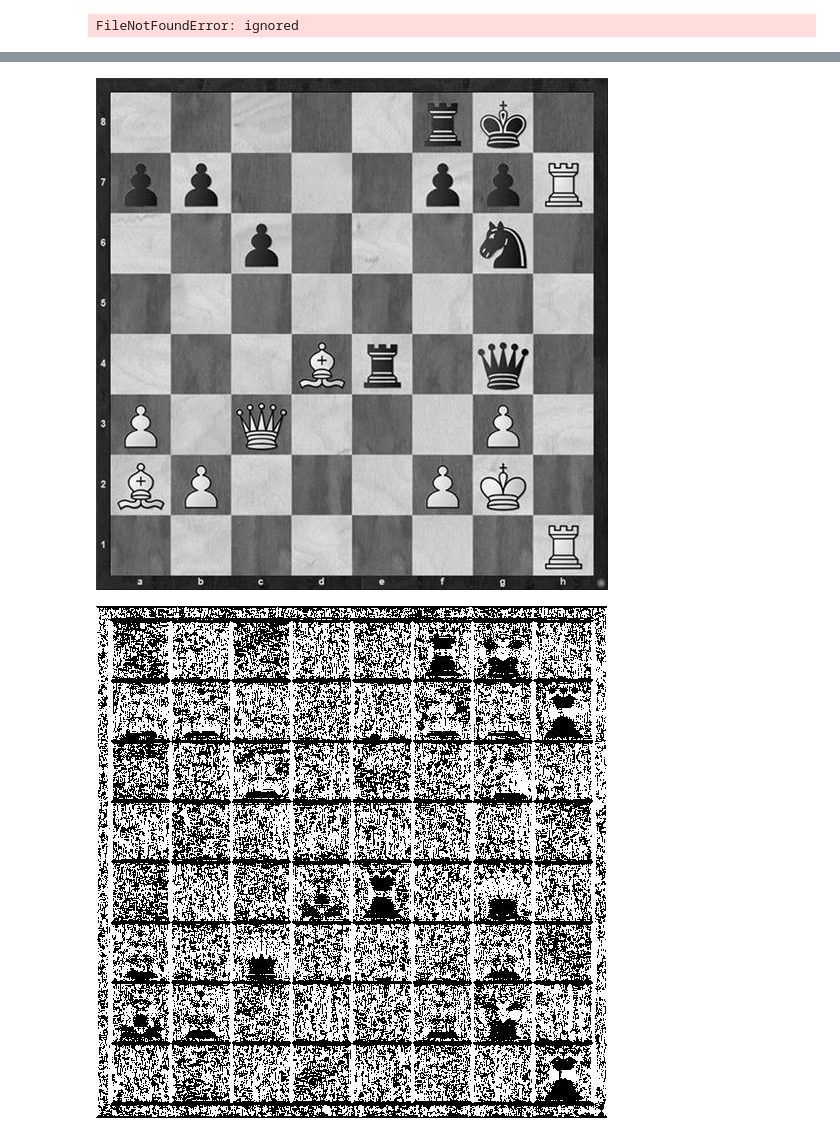
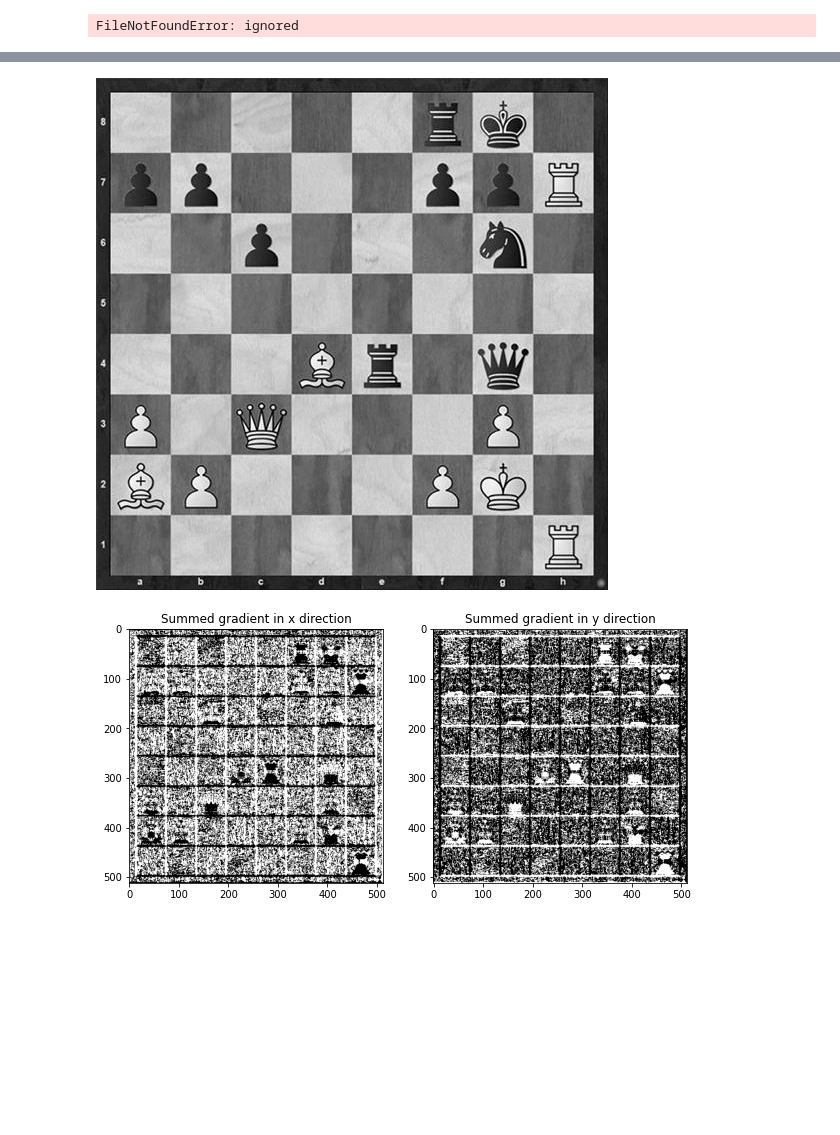
Before and after one commit to Berkay86/DeepPerson, a Jupyter notebook: CHESSGPT.ipynb, the cells around one changed output, grey strips where cells are left out. Cells and saved outputs as stored; diff of their text form; code cells hidden in the pictures; blank space fills up the shorter version.

```diff
--- a/CHESSGPT.ipynb
+++ b/CHESSGPT.ipynb
@@ -205,33 +205,39 @@ def skeleton(x, size=3):
 
 import tensorflow.compat.v1 as tf
 
 # Cast the input tensor to float32
 A = tf.cast(a, tf.float32)
 
 # Compute X & Y gradients and subtract opposite gradient
 Dx = tf.clip_by_value(tf.abs(gradientx(A)) - tf.abs(gradienty(A)), 0., 1.)
 Dy = tf.clip_by_value(tf.abs(gradienty(A)) - tf.abs(gradientx(A)), 0., 1.)
 
 # Compute the corner response
 Dxy = tf.abs(gradientx(A) * gradienty(A))
 Dc = tf.abs(corners(A))
 
 import numpy as np
 import tensorflow.compat.v1 as tf
 
 # ... Hough dönüşümü işlemleri ...
 
 sess = tf.compat.v1.InteractiveSession()
 tf.compat.v1.global_variables_initializer()
 dx = Dx.numpy()
 dy = Dy.numpy()
 dx_min = np.min(dx)
 dx_max = np.max(dx)
 dy_min = np.min(dy)
 dy_max = np.max(dy)
-display_array(dx, rng=[dx_min, dx_max])
-display_array(dy, rng=[dy_min, dy_max])
+
+#plot the responses of the summed gradients
+fig, axs = plt.subplots(1, 2, figsize=(10, 5))
+axs[0].imshow(dx, cmap='gray', vmin=dx_min, vmax=dx_max)
+axs[0].set_title('Summed gradient in x direction')
+axs[1].imshow(dy, cmap='gray', vmin=dy_min, vmax=dy_max)
+axs[1].set_title('Summed gradient in y direction')
+plt.show()
 sess.close()
 # %% [output]
 [figure]
-[figure, old version]
+[figure, new version]
```
Also changed, not shown: parts of 1 cell of this notebook.
